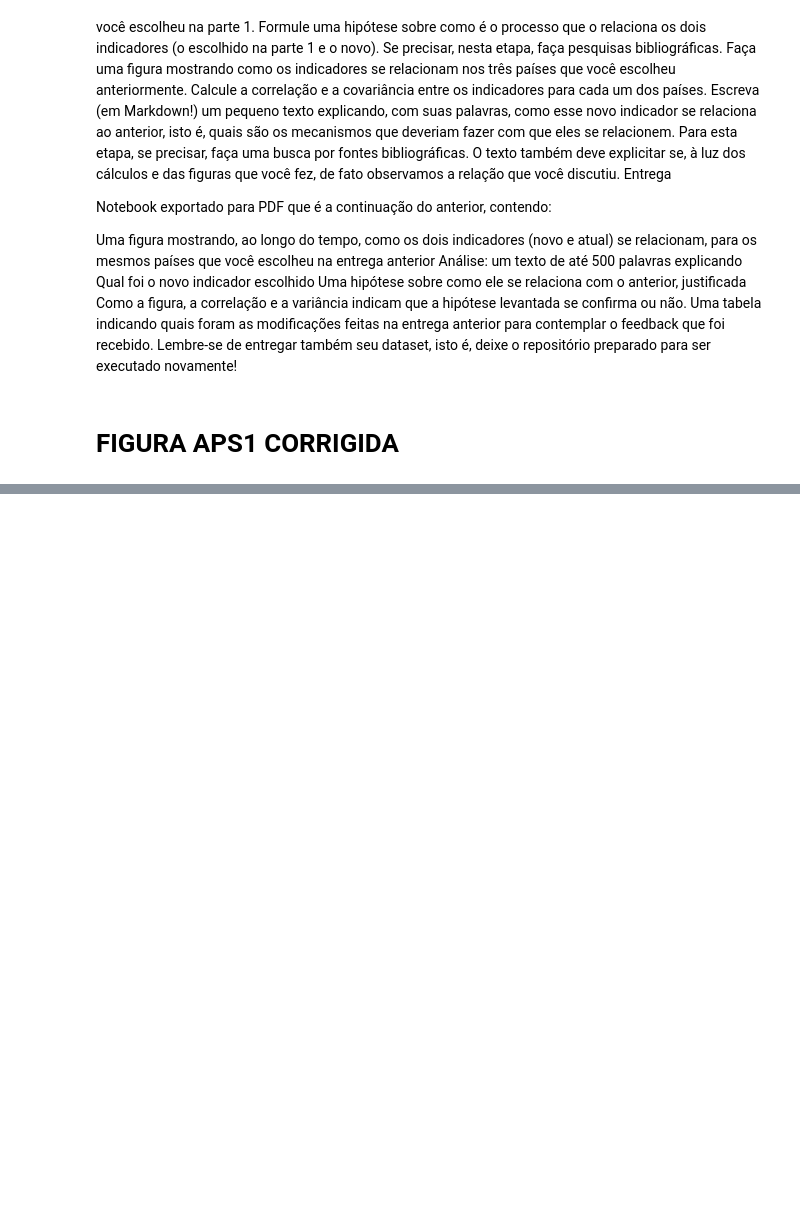
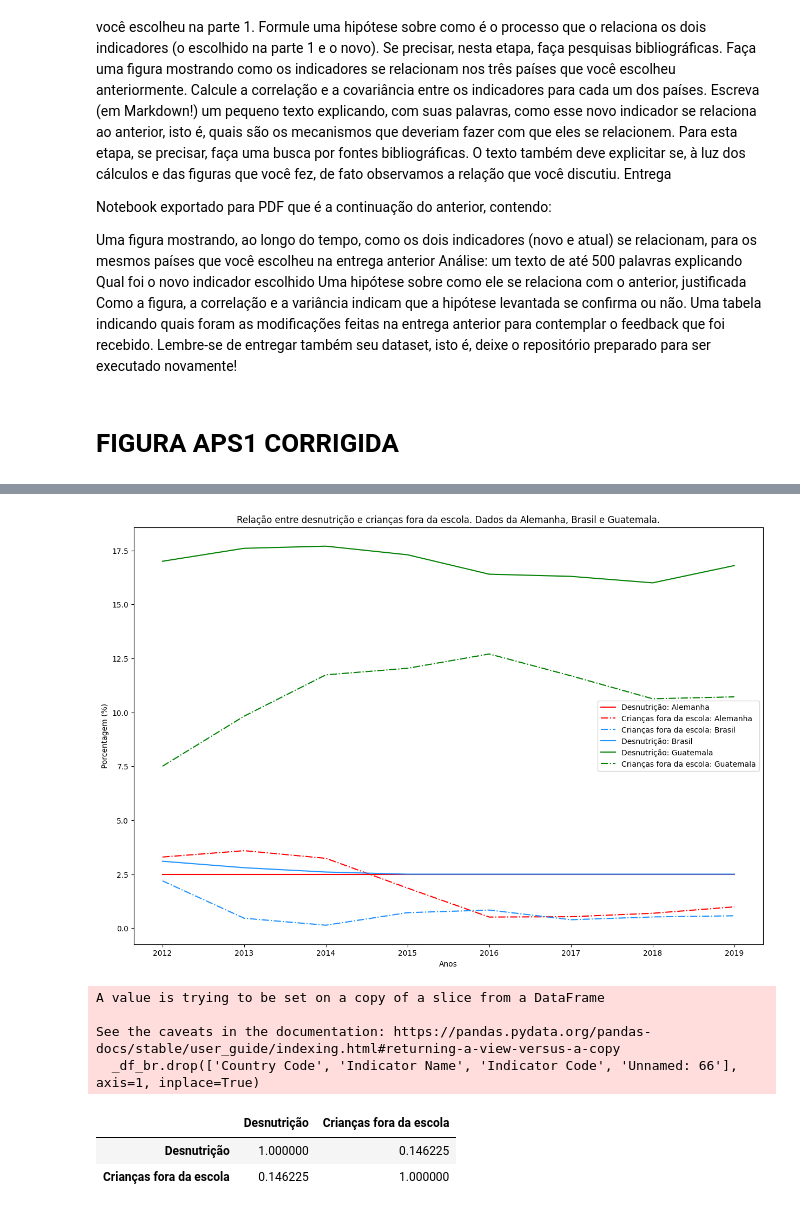
Before and after one commit to PedroPertusi/APS-CDADOS-PEDRO-ALEXANDRE, a Jupyter notebook: APS2.ipynb, the cells around one changed output, grey strips where cells are left out. Saved outputs shown, nothing was run; the diff lists cells and outputs as text; code cells hidden in the pictures; blank space fills up the shorter version.

Commit message:
graf final, corr e cov

```diff
--- a/APS2.ipynb
+++ b/APS2.ipynb
@@ -103,0 +104,80 @@ plt.show()
+# %%
+from turtle import color
+import pandas as pd
+import matplotlib.pyplot as plt
+plt.style.use('default')
+import seaborn as sns
+
+def trata_dados(br,al,gu):
+    valores_p_ano_br = []
+    for ano in anos:
+        valores_p_ano_br.append(br[str(ano)])
+
+    valores_p_ano_al = []
+    for ano in anos:
+        valores_p_ano_al.append(al[str(ano)])
+
+    valores_p_ano_gu = []
+    for ano in anos:
+        valores_p_ano_gu.append(gu[str(ano)])
+    return valores_p_ano_br, valores_p_ano_al, valores_p_ano_gu
+
+
+df = pd.read_csv('dados_APS2/API_SN.ITK.DEFC.ZS_DS2_en_csv_v2_4493905.csv', sep=',', encoding='latin1', skiprows=4, decimal='.')
+df_br = df[df['Country Code'] == 'BRA']
+df_al = df[df['Country Code'] == 'DEU']
+df_gu = df[df['Country Code'] == 'GTM']
+
+brasil,alemanha,guatemala = trata_dados(df_br, df_al, df_gu)
+
+df = pd.read_csv('dados_corrigidos/API_SE.PRM.UNER.ZS_DS2_en_csv_v2_4492680.csv', sep=',', encoding='latin1', skiprows=4, decimal='.')
+_df_br = df[df['Country Code'] == 'BRA']
+_df_al = df[df['Country Code'] == 'DEU']
+_df_gu = df[df['Country Code'] == 'GTM']
+
+_brasil,_alemanha,_guatemala = trata_dados(_df_br, _df_al, _df_gu)
+
+anos = range(2012,2020)
+anos = [num for num in anos]
+
+plt.figure(figsize=(15,10))
+plt.plot(anos,alemanha,label='Desnutrição: Alemanha', color='red')
+plt.plot(anos,_alemanha,label='Crianças fora da escola: Alemanha', color='red', linestyle='dashdot')
+
+plt.plot(anos,_brasil,label='Crianças fora da escola: Brasil', color='dodgerblue', linestyle='dashdot')
+plt.plot(anos,brasil,label='Desnutrição: Brasil', color='dodgerblue')
+
+plt.plot(anos,guatemala,label='Desnutrição: Guatemala', color='green')
+plt.plot(anos,_guatemala,label='Crianças fora da escola: Guatemala', color='green', linestyle='dashdot')
+
+plt.title('Relação entre desnutrição e crianças fora da escola. Dados da Alemanha, Brasil e Guatemala.')
+plt.xlabel('Anos')
+plt.ylabel('Porcentagem (%)')
+plt.legend()
+plt.show()
+# %% [output]
+[figure, added]
+# %%
+# Concatenado Brasil
+df_br.drop(['Country Code', 'Indicator Name', 'Indicator Code', 'Unnamed: 66'], axis=1, inplace=True)
+df_br.set_index('Country Name', inplace=True)
+df_br = df_br.transpose()
+
+_df_br.drop(['Country Code', 'Indicator Name', 'Indicator Code', 'Unnamed: 66'], axis=1, inplace=True)
+_df_br.set_index('Country Name', inplace=True)
+_df_br = _df_br.transpose()
+
+brasil_concat = pd.concat([df_br, _df_br], axis=1)
+brasil_concat.set_axis(['Desnutrição','Crianças fora da escola'], axis=1, inplace=True)
+# %% [output]
+A value is trying to be set on a copy of a slice from a DataFrame
+
+See the caveats in the documentation: https://pandas.pydata.org/pandas-docs/stable/user_guide/indexing.html#returning-a-view-versus-a-copy
+  _df_br.drop(['Country Code', 'Indicator Name', 'Indicator Code', 'Unnamed: 66'], axis=1, inplace=True)
+# %%
+#Correlação Brasil
+brasil_concat.corr()
+# %% [output]
+|  | Desnutrição | Crianças fora da escola |
+| Desnutrição | 1.000000 | 0.146225 |
+| Crianças fora da escola | 0.146225 | 1.000000 |
```
Also changed, not shown: parts of 9 cells of this notebook.
